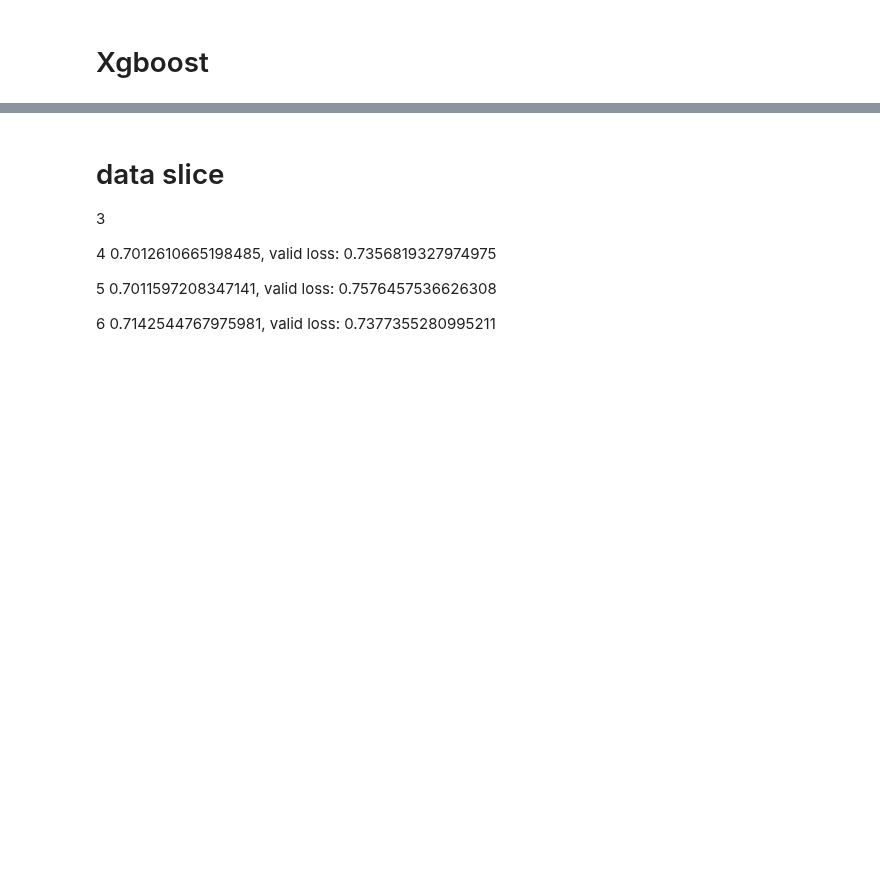
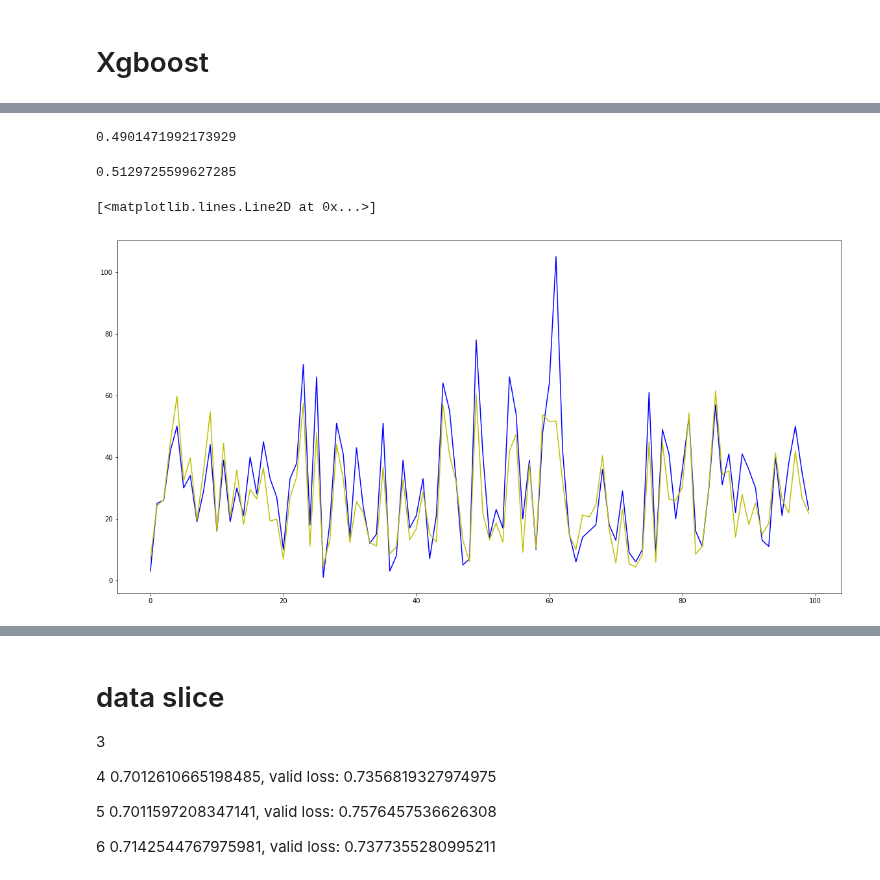
Before and after one commit to xiaochuan-du/ml_utils, a Jupyter notebook: proj/RRVF/xgb.ipynb, the cells around one changed output, grey strips where cells are left out. Saved outputs shown, nothing was run; the diff lists cells and outputs as text; code cells hidden in the pictures; blank space fills up the shorter version.

```diff
--- a/proj/RRVF/xgb.ipynb
+++ b/proj/RRVF/xgb.ipynb
@@ -174,0 +223,21 @@ data set: 1/1 train loss: 0.6757538617578885, valid loss: 0.789361066906446
+# %%
+rmsle(y_train_orig, np.exp(tidy_data.prop_yhat.values[:226897]))
+# %% [output]
+0.4901471992173929
+# %%
+valid_base = 226897
+public_size = int(0.14 * y_valid_orig.shape[0])
+
+rmsle(y_valid_orig[:public_size], np.exp(tidy_data.prop_yhat.values[valid_base:valid_base + public_size]))
+# %% [output]
+0.5129725599627285
+# %%
+start = 100
+step = 100
+ran = slice(valid_base + start,valid_base + start + step,1)
+valid_ran = slice( start, start + step,1)
+plt.plot(y_valid_orig[valid_ran].values, 'b')
+plt.plot(np.exp(tidy_data.prop_yhat.values[ran]), c='y')
+# %% [output]
+[<matplotlib.lines.Line2D at 0x...>]
+[figure, added]
```
Also changed, not shown: parts of 14 cells of this notebook, 5 other files.
